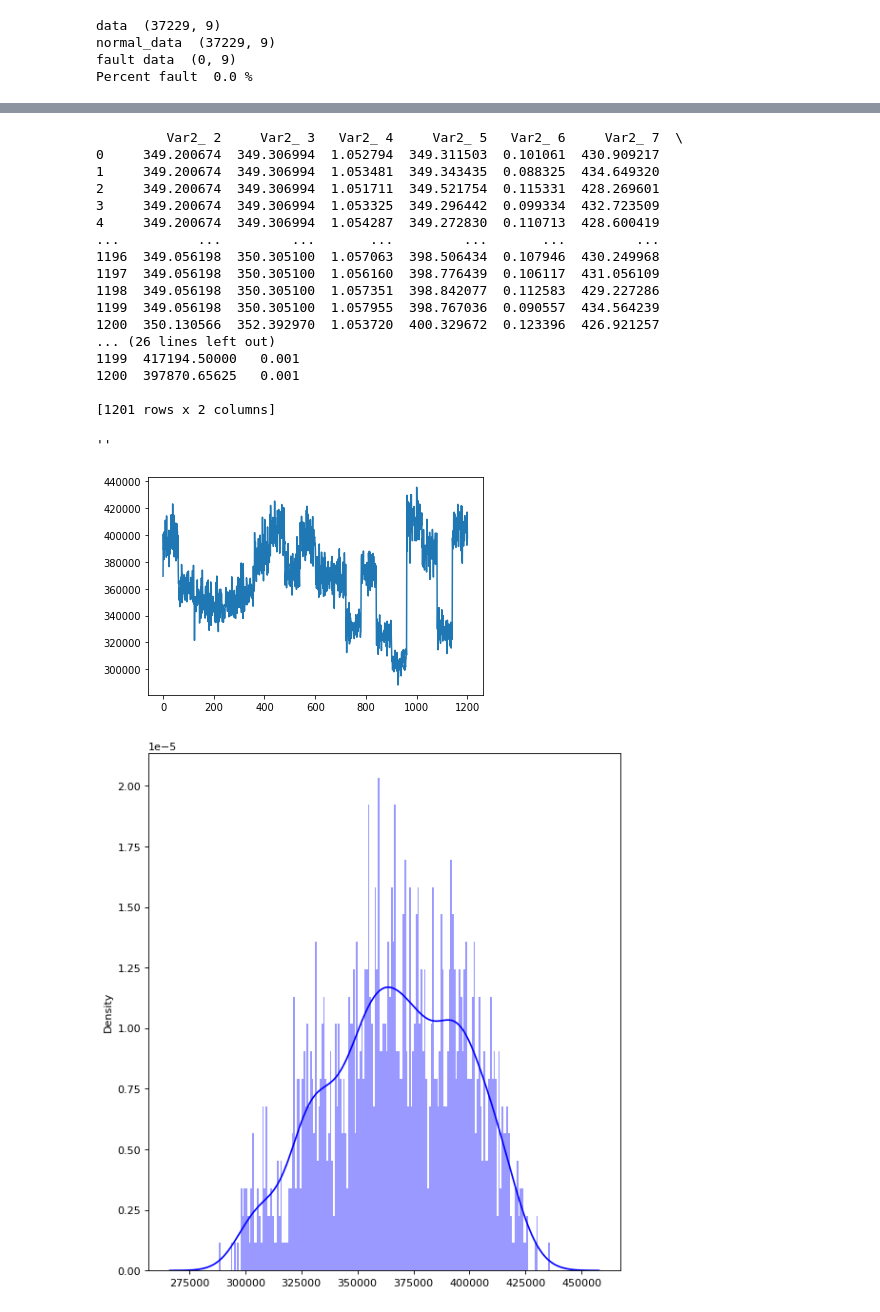
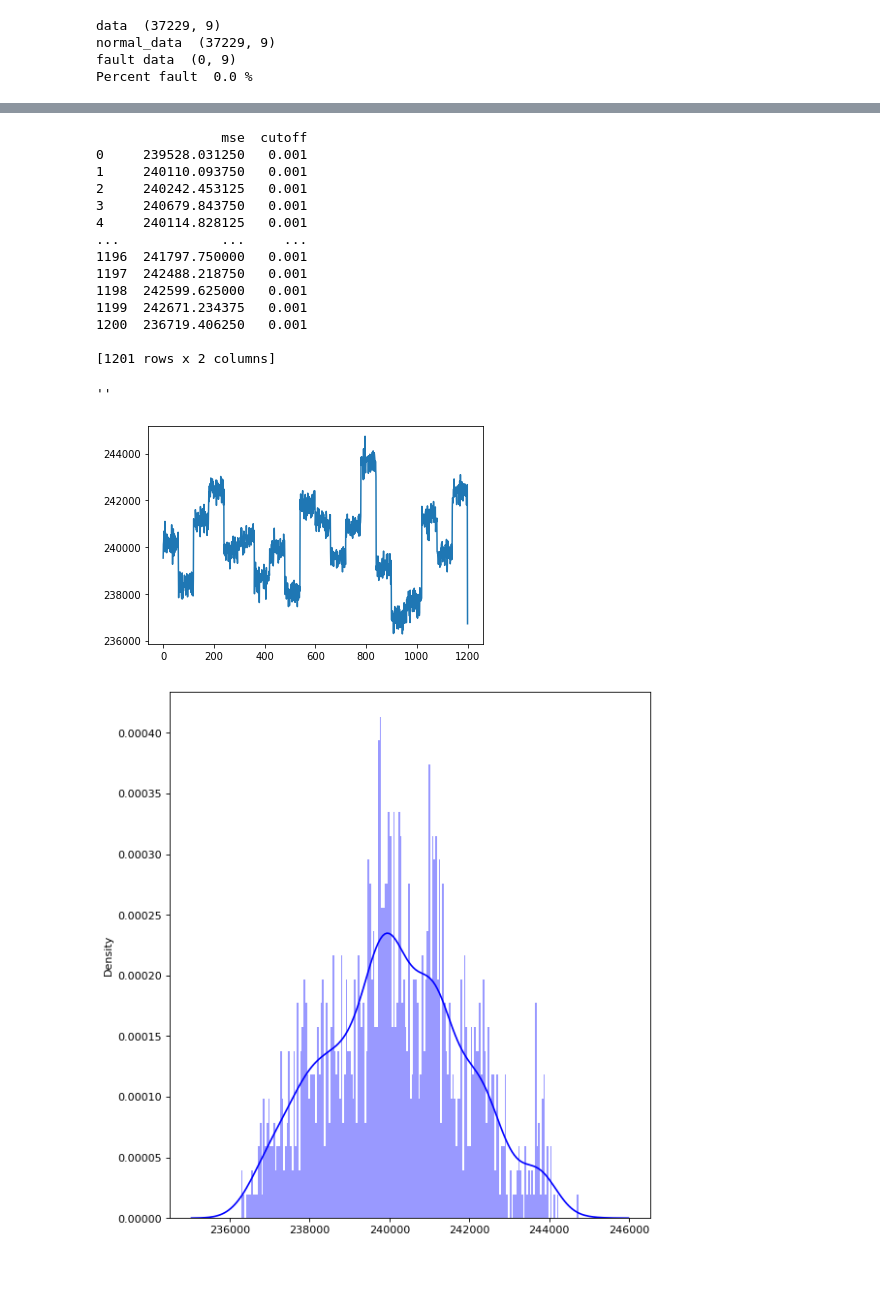
Before and after one commit to shikarRajcomar-Engineer/Anomaly_Detection, a Jupyter notebook: Anomlay Detection Autoencoder Fault 1.ipynb, the cells around one changed output, grey strips where cells are left out. Cells and saved outputs as stored; diff of their text form; code cells hidden in the pictures; blank space fills up the shorter version.

```diff
--- a/Anomlay Detection Autoencoder Fault 1.ipynb
+++ b/Anomlay Detection Autoencoder Fault 1.ipynb
@@ -199,13 +199,13 @@ for train, test in kfold.split(inputs):
     fig, (ax1, ax2) = plt.subplots(1, 2)
     ax1.plot(history.history['loss'])
     ax1.plot(history.history['val_loss'])
-    ax1.title('Model Loss')
+#     ax1.title('Model Loss')
     ax1.ylabel('Loss')
     ax1.xlabel('Epoch')
     ax1.legend(['Train', 'Test'], loc='upper left')
     ax2.plot(history.history['accuracy'])
     ax2.plot(history.history['val_accuracy'])
-    ax2.title('model accuracy')
+#     ax2.title('model accuracy')
     ax2.ylabel('accuracy')
     ax2.xlabel('epoch')
     ax2.legend(['train', 'test'], loc='upper left')
@@ -287,7 +385,7 @@ MSE
 # %%
 # Import dataset whihc has a fault to be detected
 
-df = pd.read_excel('Fault 110.xlsx',engine='openpyxl')
+df = pd.read_excel('Fault 30.xlsx',engine='openpyxl')
 # df=df.iloc[:,2:8]
 # plt.plot(df)
 
@@ -297,8 +395,7 @@ df = pd.read_excel('Fault 110.xlsx',engine='openpyxl')
 plot_samples=1201
 # all features
 x = df[df.columns[2:9]].to_numpy()
-print(df[df.columns[2:9]])
-print(x.shape[1])
+
 # column with class
 y = df[df.columns[1]].to_numpy()
 
@@ -309,50 +406,47 @@ abnormal_events = pd.concat([pd.DataFrame(x), pd.DataFrame({'anomaly': y})], axi
 abnormal_events = abnormal_events.loc[:, abnormal_events.columns != 'anomaly']
 
 # abnormal event
 abnormal_x = scaler.transform(abnormal_events).reshape(plot_samples, n_features)
 predicted_x = autoencoder.predict(abnormal_x)
 abnormal_events_mse = keras.losses.mean_squared_error(abnormal_x, predicted_x)
 abnormal_events_df = pd.DataFrame({
 
 	'n': np.arange(0, plot_samples),
 	'mse': abnormal_events_mse})
 
 
 Final=pd.DataFrame(abnormal_events_df.mse)
 
 Final['cutoff']=0.001
 
 print(Final)
 plt.plot(abnormal_events_df.mse)
 
 
 # abnormal_events_df.to_excel('test4.xlsx')
 
 
 plt.figure(figsize=(8,9), dpi=80)
 sns.distplot(abnormal_events_mse, bins=200, kde=True, color='blue')
 ;
 # %% [output]
-         Var2_ 2     Var2_ 3   Var2_ 4     Var2_ 5   Var2_ 6     Var2_ 7  \
-0     349.200674  349.306994  1.052794  349.311503  0.101061  430.909217
-1     349.200674  349.306994  1.053481  349.343435  0.088325  434.649320
-2     349.200674  349.306994  1.051711  349.521754  0.115331  428.269601
-3     349.200674  349.306994  1.053325  349.296442  0.099334  432.723509
-4     349.200674  349.306994  1.054287  349.272830  0.110713  428.600419
-...          ...         ...       ...         ...       ...         ...
-1196  349.056198  350.305100  1.057063  398.506434  0.107946  430.249968
-1197  349.056198  350.305100  1.056160  398.776439  0.106117  431.056109
-1198  349.056198  350.305100  1.057351  398.842077  0.112583  429.227286
-1199  349.056198  350.305100  1.057955  398.767036  0.090557  434.564239
-1200  350.130566  352.392970  1.053720  400.329672  0.123396  426.921257
-... (26 lines left out)
-1199  417194.50000   0.001
-1200  397870.65625   0.001
+                mse  cutoff
+0     239528.031250   0.001
+1     240110.093750   0.001
+2     240242.453125   0.001
+3     240679.843750   0.001
+4     240114.828125   0.001
+...             ...     ...
+1196  241797.750000   0.001
+1197  242488.218750   0.001
+1198  242599.625000   0.001
+1199  242671.234375   0.001
+1200  236719.406250   0.001
 
 [1201 rows x 2 columns]
 ''
-[figure, old version]
+[figure, new version]
-[figure, old version]
+[figure, new version]
 # %%
 import numpy as np
 import matplotlib.pyplot as plt
```
Also changed, not shown: parts of 4 cells of this notebook, 1 other file.
